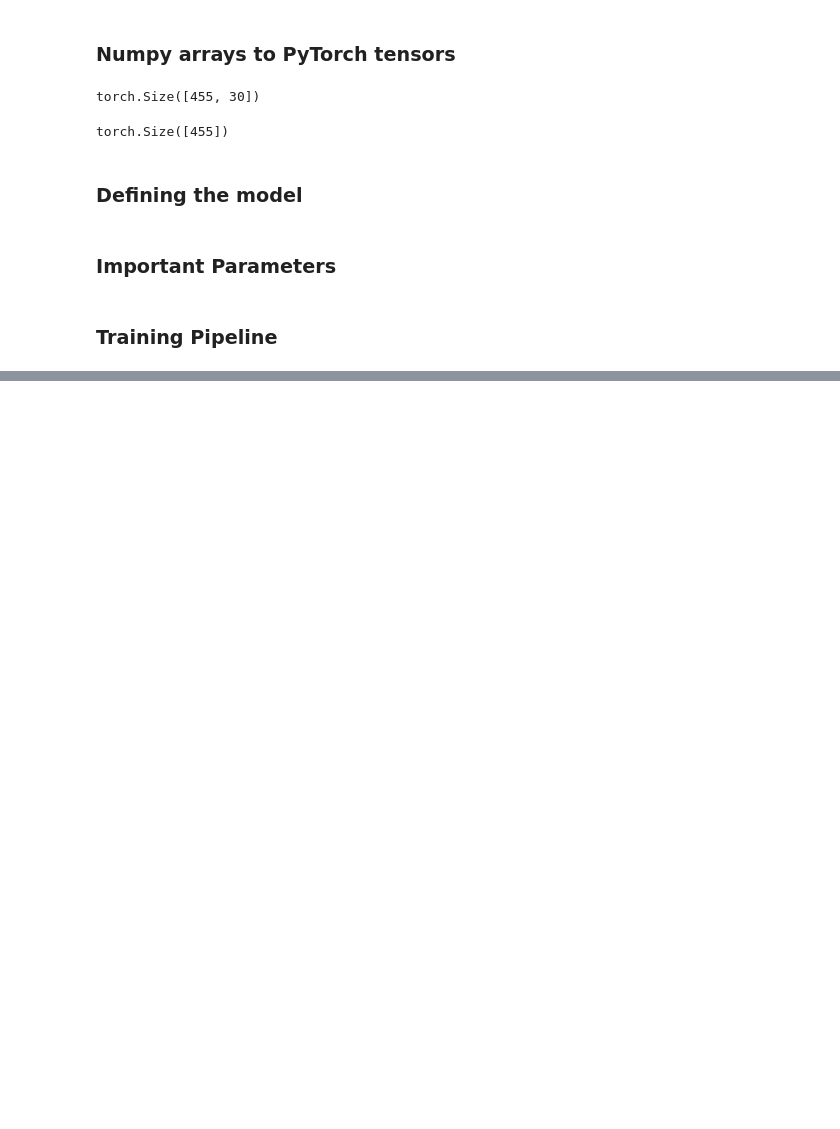
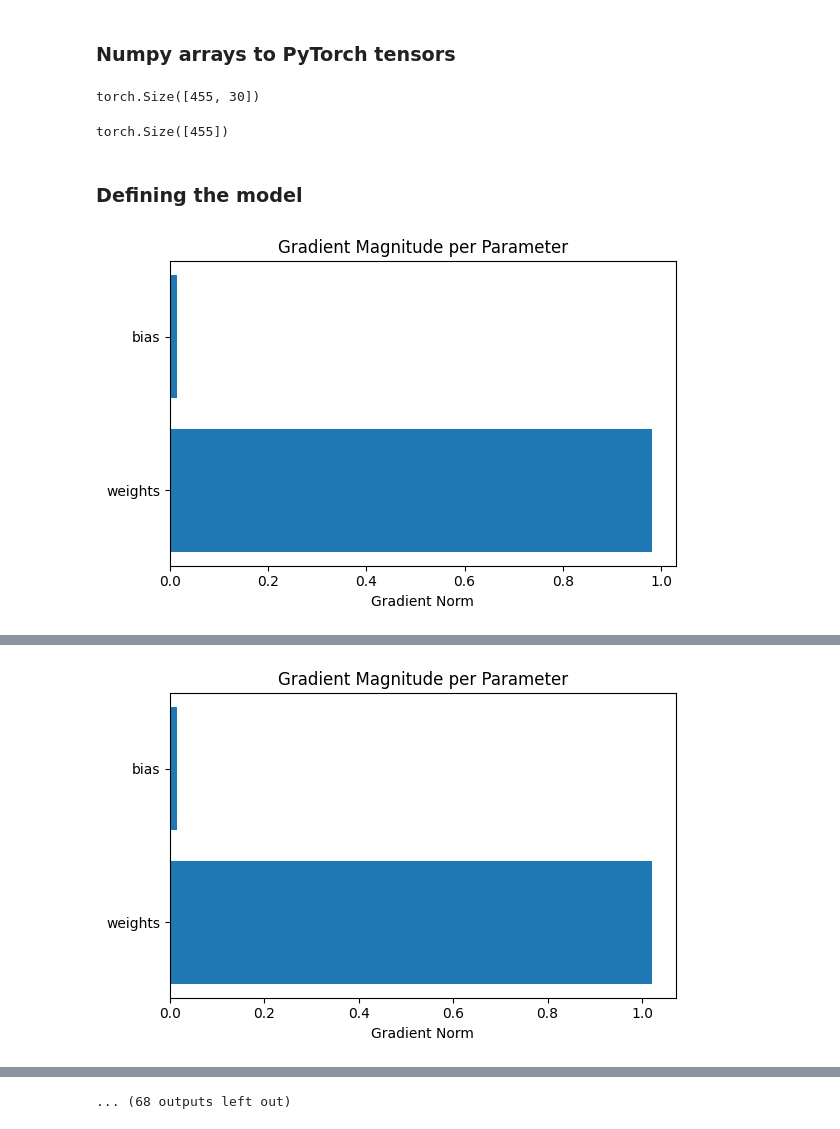
Before and after one commit to shirish-baral/deep-learning, a Jupyter notebook: pytorch_training_pipeline.ipynb, the cells around one changed output, grey strips where cells are left out. Drawn from its saved outputs; the diff is of its cells as text; code cells hidden in the pictures; blank space fills up the shorter version.

Commit message:
Update with plot

```diff
--- a/pytorch_training_pipeline.ipynb
+++ b/pytorch_training_pipeline.ipynb
@@ -148,2 +144,0 @@ class MySimpleNN():
-# %% [markdown]
-### Important Parameters
@@ -153,31 +145,63 @@ epochs = 40
-# %% [markdown]
-### Training Pipeline
+# %%
+def plot_gradients(model):
+    grads = []
+    names = []
+
+    for name, param in model.named_parameters():
+        if param.grad is not None:
+            grads.append(param.grad.norm().item())
+            names.append(name)
+
+    plt.figure(figsize=(6, 4))
+    plt.barh(names, grads)
+    plt.xlabel("Gradient Norm")
+    plt.title("Gradient Magnitude per Parameter")
+    plt.tight_layout()
+    plt.show()
 # %%
-# create model
-model = MySimpleNN(X_train_tensor)
+learning_rate = 0.15
+epochs = 40
 
-# define loop
+# Initialize model
+model = MySimpleNN(X_train_tensor.shape[1])
+
+# Store loss and accuracy
+losses = []
+accuracies = []
+
+# Training loop
 for epoch in range(epochs):
+    # Forward pass
+    y_pred = model.forward(X_train_tensor)
 
-  # forward pass
-  y_pred = model.forward(X_train_tensor)
+    # Loss calculation
+    loss = model.loss_function(y_pred, y_train_tensor)
 
-  # loss calculate
-  loss = model.loss_function(y_pred, y_train_tensor)
+    # Backward pass
+    loss.backward()
 
-  # backward pass
-  loss.backward()
+    # Gradient plot
+    plot_gradients(model)
 
-  # parameters update
-  with torch.no_grad():
-    model.weights -= learning_rate * model.weights.grad
-    # Wnew = Wold - (lr * dL/dw)
-    model.bias -= learning_rate * model.bias.grad
+    # Accuracy calculation
+    with torch.no_grad():
+        predictions = (y_pred > 0.9).float()
+        accuracy = (predictions == y_train_tensor).float().mean().item()
 
-  # zero gradients --> to make gradients 0 after each epoch
-  model.weights.grad.zero_()
-  model.bias.grad.zero_()
+    # Store loss and accuracy
+    losses.append(loss.item())
+    accuracies.append(accuracy)
 
-  # print loss in each epoch
-  print(f'Epoch: {epoch + 1}, Loss: {loss.item()}')
+    # Parameter update
+    with torch.no_grad():
+        model.weights -= learning_rate * model.weights.grad
+        model.bias -= learning_rate * model.bias.grad
+
+    # Zero gradients
+    model.weights.grad.zero_()
+    model.bias.grad.zero_()
+
+    # Print loss and accuracy
+    print(f'Epoch {epoch + 1}, Loss: {loss.item():.4f}, Accuracy: {accuracy:.4f}')
 # %% [output]
+[figure, added]
@@ -200,0 +209 @@ Epoch: 40, Loss: 0.6802358448188308
+[figure, added]
@@ -200,0 +219 @@ Epoch: 40, Loss: 0.6802358448188308
+... (68 outputs left out)
```
Also changed, not shown: parts of 11 cells of this notebook.
